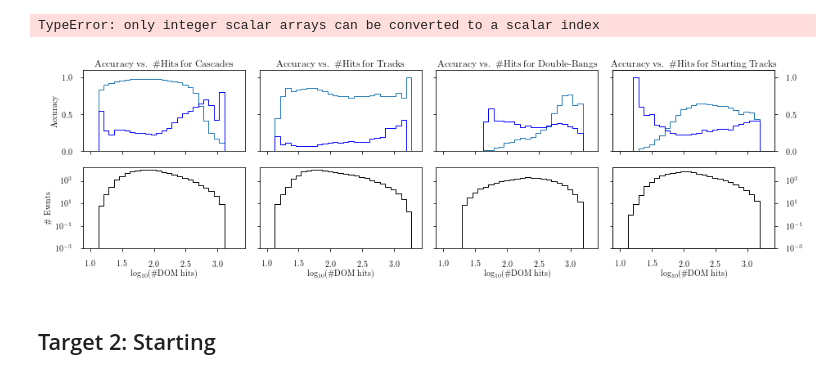
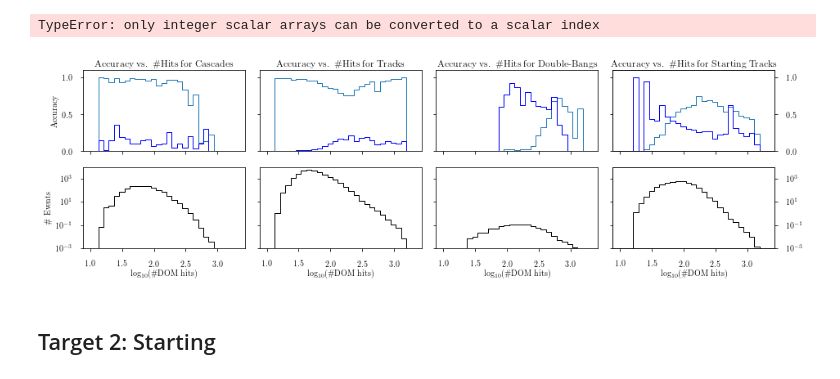
Before and after one commit to tglauch/DeepIceLearning, a Jupyter notebook: notebooks/NN_Anaalysis_4Types.ipynb, the cells around one changed output. Drawn from its saved outputs; the diff is of its cells as text; code cells hidden in the pictures.

```diff
--- a/notebooks/NN_Anaalysis_4Types.ipynb
+++ b/notebooks/NN_Anaalysis_4Types.ipynb
@@ -29,7 +29,7 @@ def calc_weights(events):
     sim_events = 50000*10000
     wdict = {0:3, 1:1, 2:3, 3:6, 4:1, 5:30, 6:1, 7:1, 8:1, 9:1}
     scaling = np.max([wdict[key] for key in wdict.keys()])
-    test_ratio = 0.2
+    test_ratio = 3./20
     failed_jobs_scale = 1.8
     atm_weight = []
     prompt_weight = []
@@ -47,7 +47,7 @@ def calc_weights(events):
 ###### Allocation of variables
 # %%
 # DATA_DIR = "/scratch9/tglauch/NN_out/run37/"
-DATA_DIR = "../output/4Types/new/"
+DATA_DIR = "../output/run05/"
 
 predictions_mctrue = pickle.load(file(os.path.join(DATA_DIR, 'best_val_loss_pred.pickle')))
 sample_len = len(predictions_mctrue['prediction'][0])
@@ -139,9 +139,9 @@ hits_dic = {'arr' : np.log10(IC_hitDOMs), 'xbins' : np.linspace(1, 3.4, 30), 'ti
             'xlabel': r'$\log_{10}$(\#DOM hits)', 'name': 'hits'}
 
 
-flux_weight = False
+flux_weight = True
 which = hits_dic # <--------Set this one
-add_mask = [] #np.max(pred_label_1, axis=1)>0.8
+add_mask = np.max(pred_label_1, axis=1)>0.55
 add_str = 'all_'
 
 if flux_weight:
@@ -164,8 +164,7 @@ ax1 = plt.subplot2grid((2, 4), (0, 0))
 ax1 = acc_vs_quantity_plot(all_pred, true_label_1, 0,
                          which['arr'],
                          r"Accuracy vs. {} for Cascades".format(which['title']),
-                         which['xbins'], ax1, weights=tot_weight, add_mask = add_mask &
-                                                                             ~((true_label_1==3)&(inelasticity>0.5)))
+                         which['xbins'], ax1, weights=tot_weight, add_mask = add_mask & (inelasticity<0.1))
 ax1.set_xticklabels([])
 ax1.set_ylabel('Accuracy')
 
@@ -215,34 +214,34 @@ ax5.set_yticklabels([])
 ax6 = plt.subplot2grid((2, 4), (1, 2))
 mask = (true_label_1 == 2) & add_mask
 valsAll = np.histogram(which['arr'][mask], bins=which['xbins'],
                       weights=tot_weight[mask])[0]
 ax6.semilogy(which['xbins'][:-1], valsAll, drawstyle = 'steps-mid', color='k')
 ax6.set_xlabel(which['xlabel'])
 ax6.set_yticklabels([])
 max_vals.append(np.max(valsAll))
 
 ax61 = plt.subplot2grid((2, 4), (1, 3))
 mask = (true_label_1 == 3) & add_mask
 valsAll = np.histogram(which['arr'][mask], bins=which['xbins'],
                       weights=tot_weight[mask])[0]
 ax61.semilogy(which['xbins'][:-1], valsAll, drawstyle = 'steps-mid', color='k')
 ax61.set_xlabel(which['xlabel'])
 ax61.set_yticklabels([])
 max_vals.append(np.max(valsAll))
 
 ax4.set_ylim(0.001, 1.5*np.max(max_vals))
 ax5.set_ylim(0.001, 1.5*np.max(max_vals))
 ax6.set_ylim(0.001, 1.5*np.max(max_vals))
 ax61.set_ylim(0.001, 1.5*np.max(max_vals))
 ax61_2 = ax61.twinx()
 ax61_2.set_ylim(ax61.get_ylim())
 ax61_2.set_yscale('log')
 plt.tight_layout()
 fig1.subplots_adjust(wspace=0.0, hspace=0.0)
 # fig1.savefig('./out/accuracy_{}.pdf'.format(add_str))
 plt.show()
 # %% [output]
-[figure, old version]
+[figure, new version]
 # %% [markdown]
 ## Target 2: Starting
 # %%
```
Also changed, not shown: parts of 12 cells of this notebook, 1 other file.
